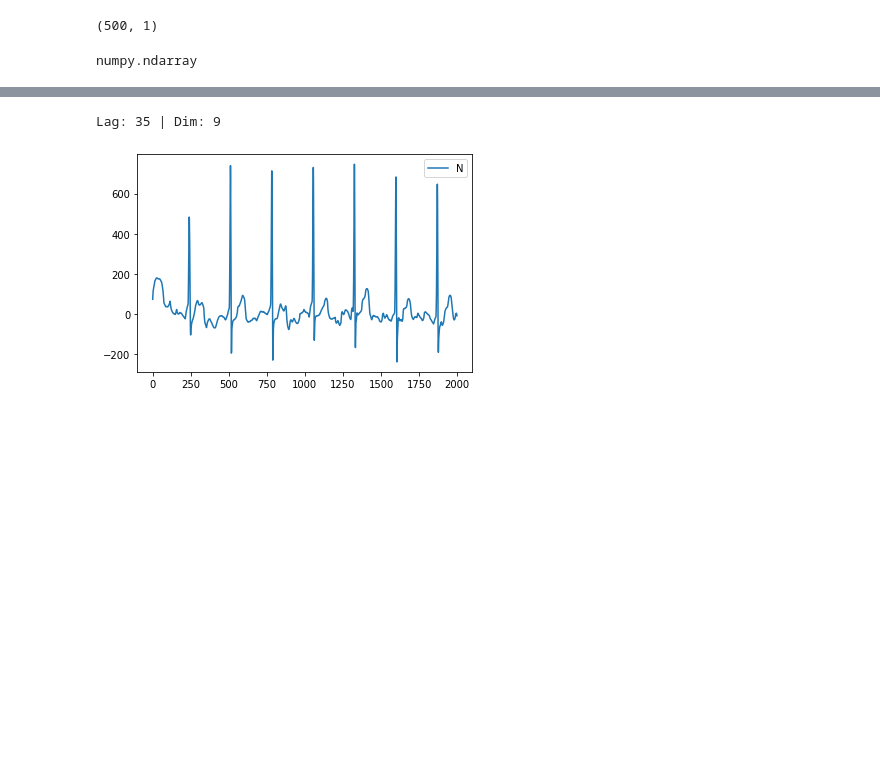
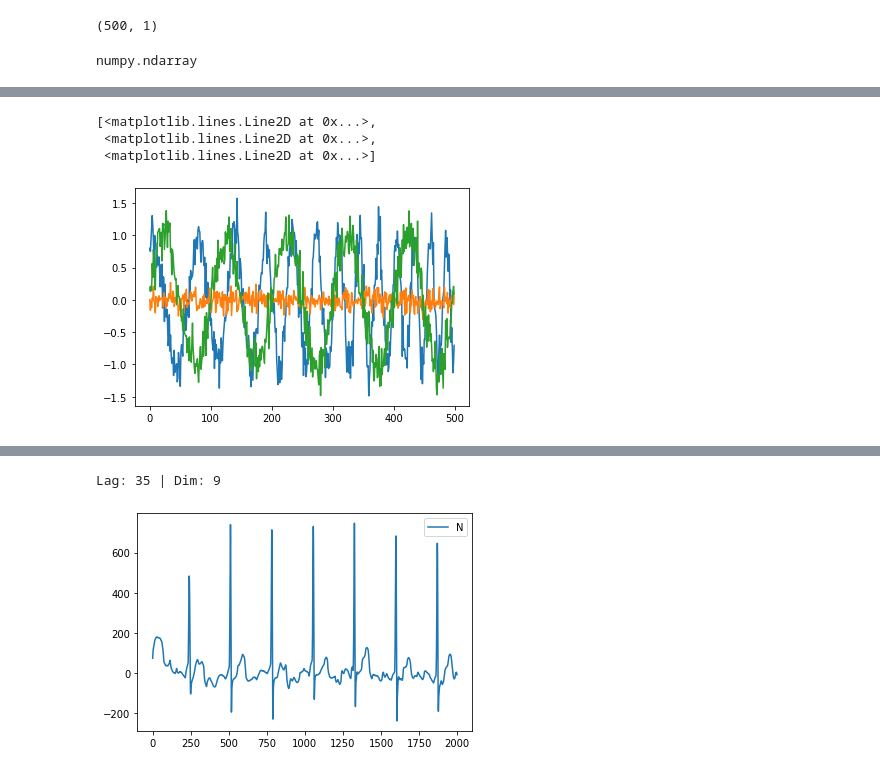
Before and after one commit to carstengieshoff/thesis_code, a Jupyter notebook: notebooks/Test_RPs_for_multivariate_signals.ipynb, the cells around one changed output, grey strips where cells are left out. Drawn from its saved outputs; the diff is of its cells as text; code cells hidden in the pictures; blank space fills up the shorter version.

```diff
--- a/notebooks/Test_RPs_for_multivariate_signals.ipynb
+++ b/notebooks/Test_RPs_for_multivariate_signals.ipynb
@@ -50,0 +52,9 @@ rp.show()
+# %%
+noise = np.random.normal(loc=0, scale = 0.1, size=s1.data.shape)
+s = np.vstack([s2.data.T, noise.T, s1.data.T]).T
+plt.plot(s)
+# %% [output]
+[<matplotlib.lines.Line2D at 0x...>,
+ <matplotlib.lines.Line2D at 0x...>,
+ <matplotlib.lines.Line2D at 0x...>]
+[figure, added]
```
Also changed, not shown: parts of 15 cells of this notebook, 2 other files.
